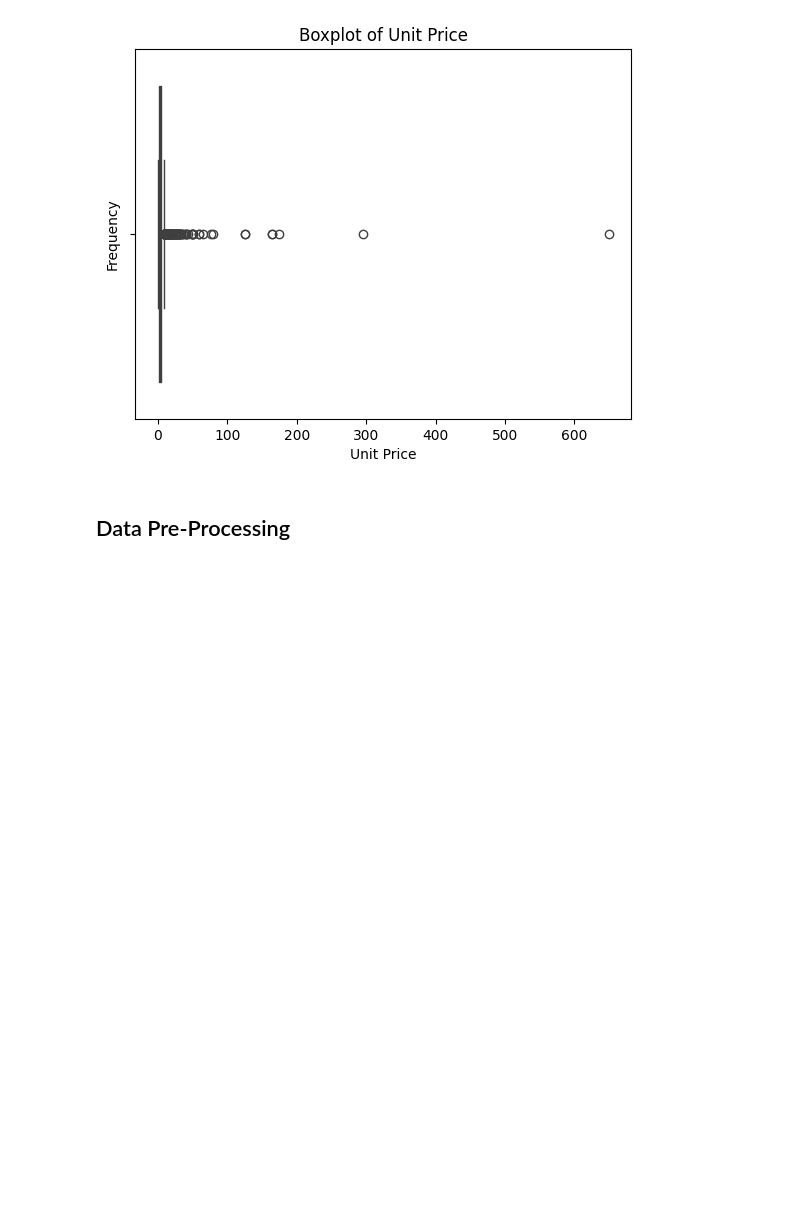
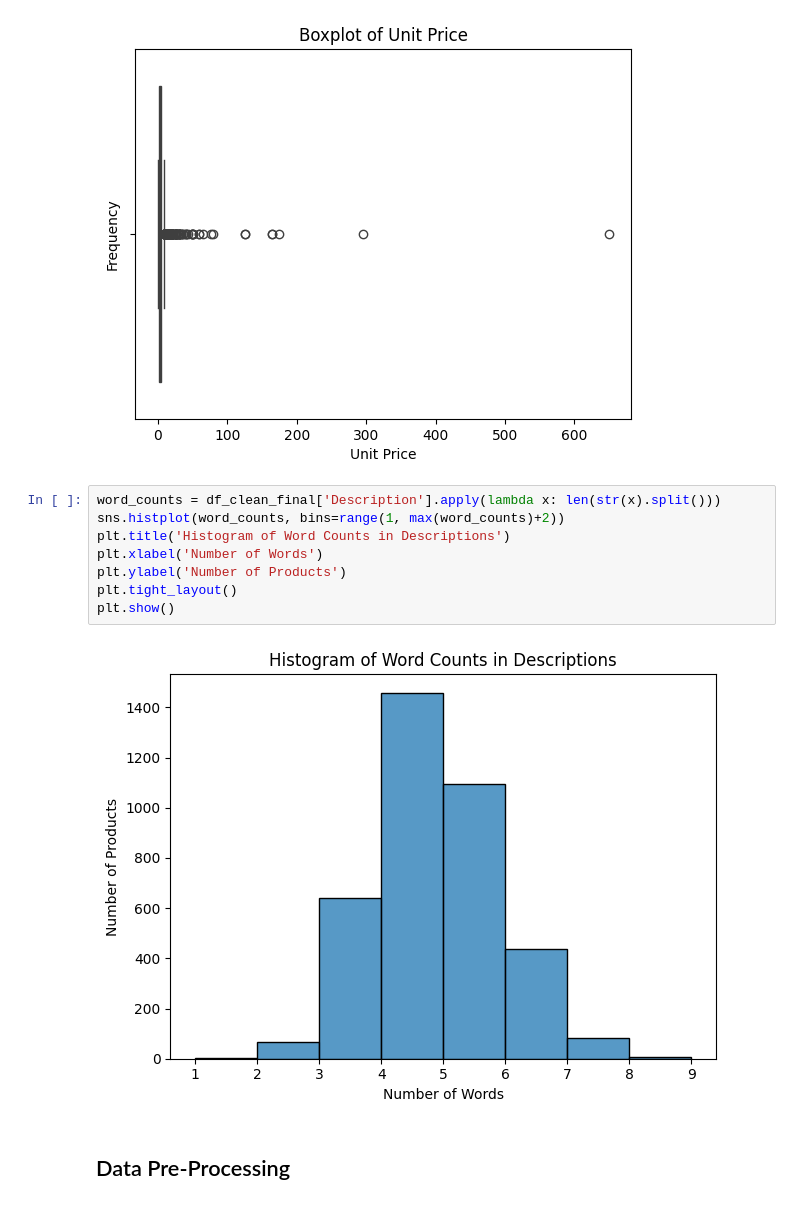
Before and after one commit to mitosisgg/ADS504_FinalProject, a Jupyter notebook: ADS504_Final_JH.ipynb, the cells around one changed output. Cells and saved outputs as stored; diff of their text form; blank space fills up the shorter version.

```diff
--- a/ADS504_Final_JH.ipynb
+++ b/ADS504_Final_JH.ipynb
@@ -253,6 +255,16 @@ plt.ylabel('Frequency')
 plt.show()
 # %% [output]
 [figure]
+# %%
+word_counts = df_clean_final['Description'].apply(lambda x: len(str(x).split()))
+sns.histplot(word_counts, bins=range(1, max(word_counts)+2))
+plt.title('Histogram of Word Counts in Descriptions')
+plt.xlabel('Number of Words')
+plt.ylabel('Number of Products')
+plt.tight_layout()
+plt.show()
+# %% [output]
+[figure, added]
 # %% [markdown]
 ## Data Pre-Processing
 # %% [markdown]
```
Also changed, not shown: parts of 35 cells of this notebook.
